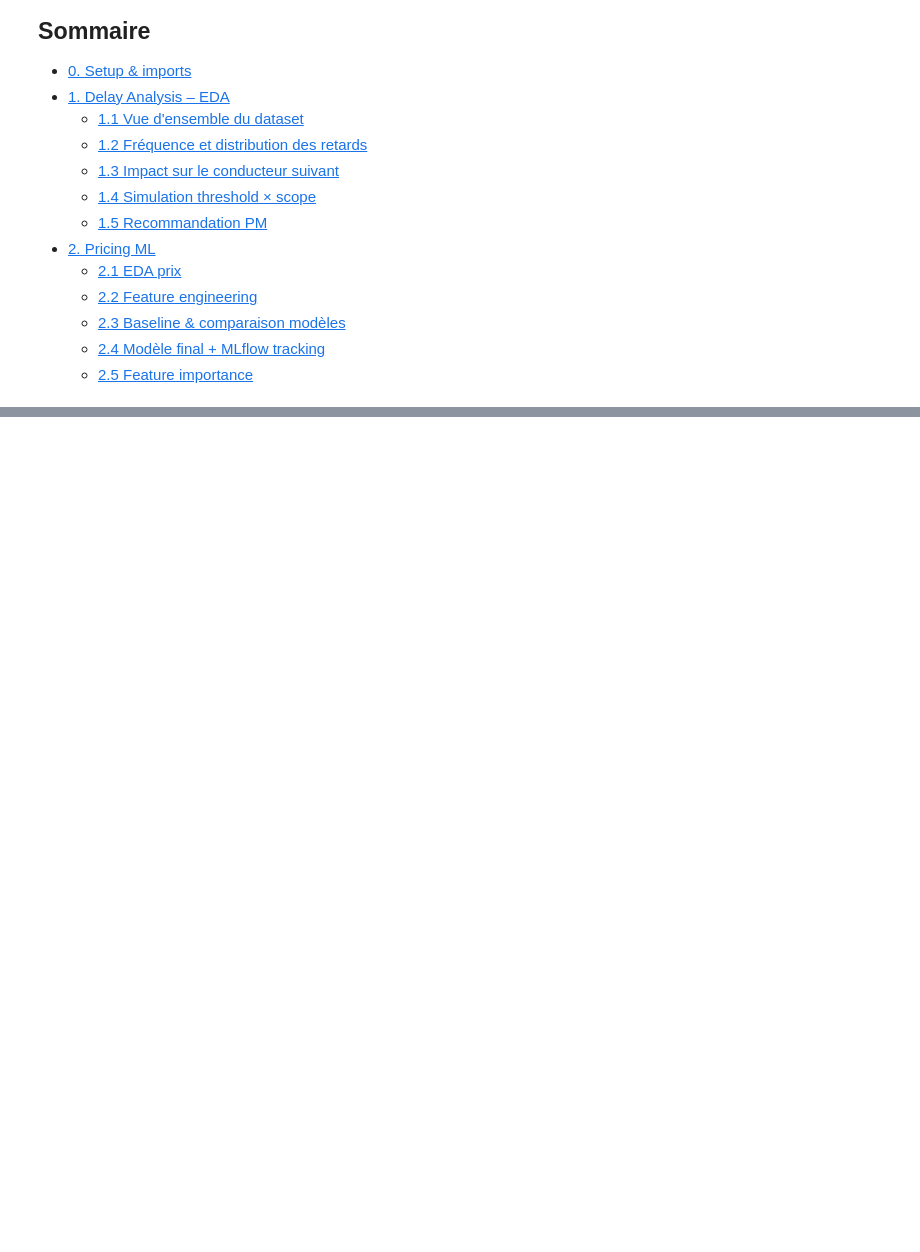
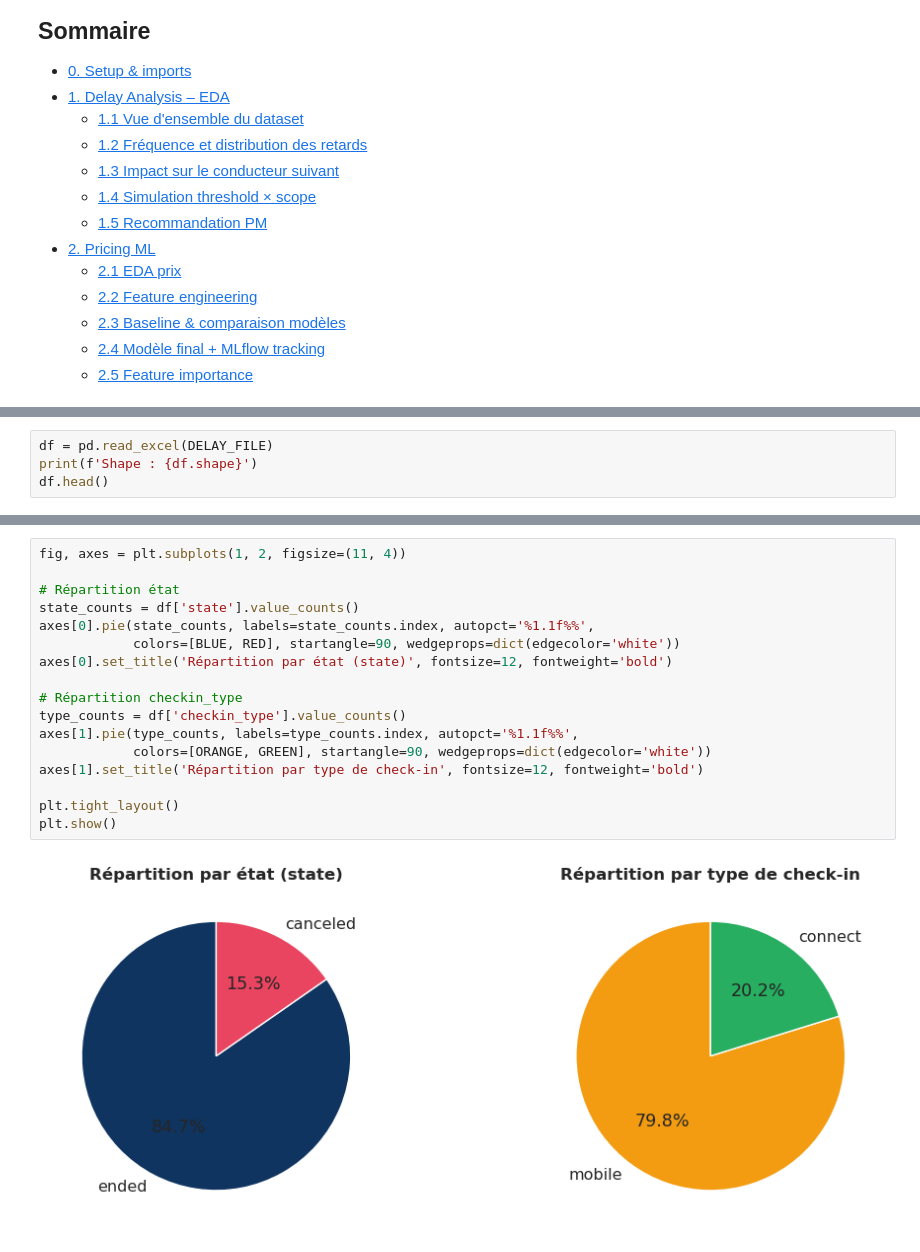
Before and after one commit to Ibra-Ba/getaround, a Jupyter notebook: notebooks/01-Getaround_analysis.ipynb, the cells around one changed output, grey strips where cells are left out. Saved outputs shown, nothing was run; the diff lists cells and outputs as text; blank space fills up the shorter version.

```diff
--- a/notebooks/01-Getaround_analysis.ipynb
+++ b/notebooks/01-Getaround_analysis.ipynb
@@ -165,0 +218,4 @@ Ce notebook couvre deux missions :
+# %%
+df = pd.read_excel(DELAY_FILE)
+print(f'Shape : {df.shape}')
+df.head()
@@ -165,0 +265,19 @@ Ce notebook couvre deux missions :
+# %%
+fig, axes = plt.subplots(1, 2, figsize=(11, 4))
+
+# Répartition état
+state_counts = df['state'].value_counts()
+axes[0].pie(state_counts, labels=state_counts.index, autopct='%1.1f%%',
+            colors=[BLUE, RED], startangle=90, wedgeprops=dict(edgecolor='white'))
+axes[0].set_title('Répartition par état (state)', fontsize=12, fontweight='bold')
+
+# Répartition checkin_type
+type_counts = df['checkin_type'].value_counts()
+axes[1].pie(type_counts, labels=type_counts.index, autopct='%1.1f%%',
+            colors=[ORANGE, GREEN], startangle=90, wedgeprops=dict(edgecolor='white'))
+axes[1].set_title('Répartition par type de check-in', fontsize=12, fontweight='bold')
+
+plt.tight_layout()
+plt.show()
+# %% [output]
+[figure, added]
```
Also changed, not shown: parts of 38 cells of this notebook, 2 other files.
